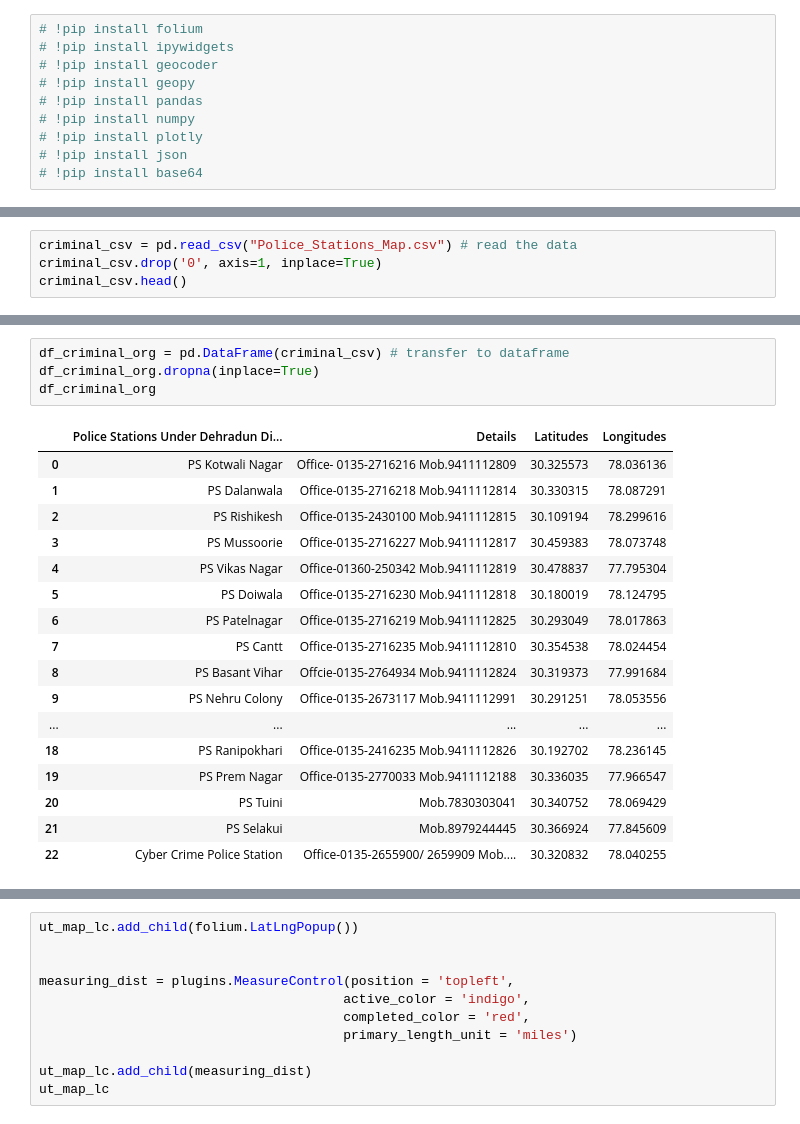
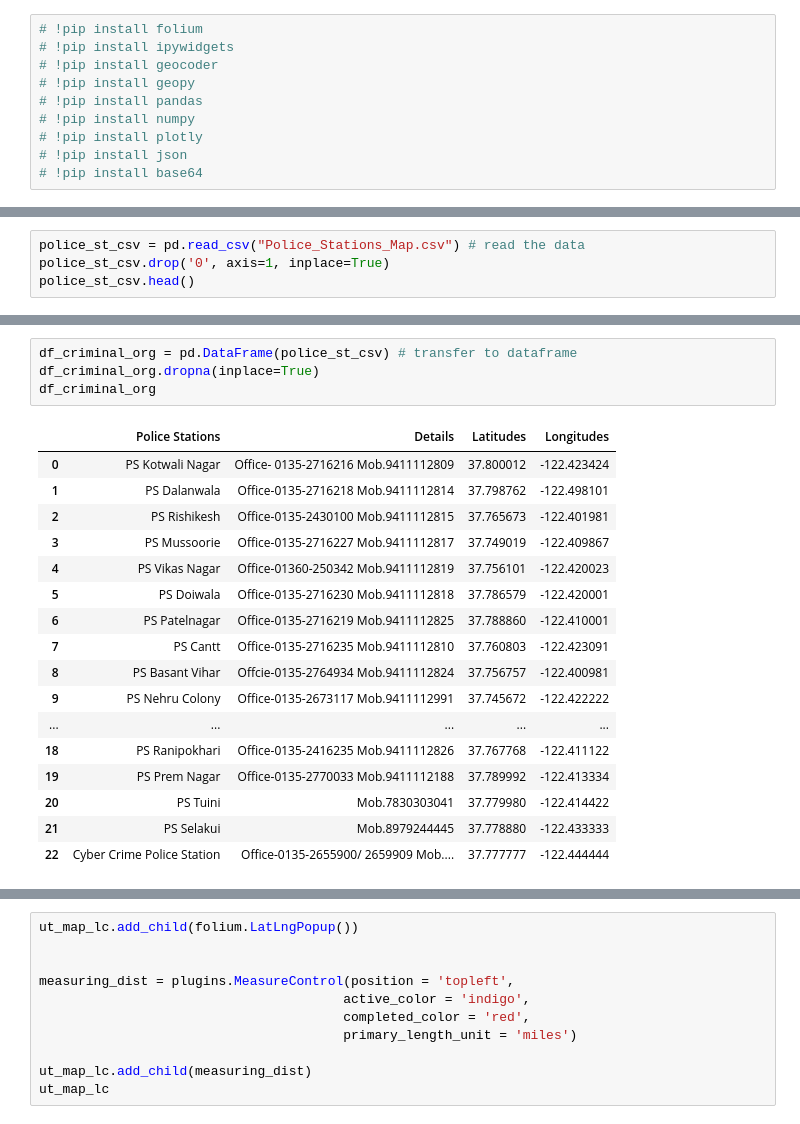
Before and after one commit to upes-open/Open-Crime-Analysis, a Jupyter notebook: visualization/Crime_Mapping_Hackathon_Police_Station.ipynb, the cells around one changed output, grey strips where cells are left out. Cells and saved outputs as stored; diff of their text form.

Commit message:
Updated ipynb file and police station data added (#20)
* Add files via upload

* Delete Crime_Mapping_Hackathon_Police_Station.ipynb

* Add files via upload

```diff
--- a/visualization/Crime_Mapping_Hackathon_Police_Station.ipynb
+++ b/visualization/Crime_Mapping_Hackathon_Police_Station.ipynb
@@ -56,7 +57,7 @@ ut_map_lc
 # %% [output]
 [interactive output not drawn]
 # %%
-criminal_csv = pd.read_csv("Police_Stations_Map.csv") # read the data
-criminal_csv.drop('0', axis=1, inplace=True)
-criminal_csv.head()
+police_st_csv = pd.read_csv("Police_Stations_Map.csv") # read the data
+police_st_csv.drop('0', axis=1, inplace=True)
+police_st_csv.head()
 # %% [output]
@@ -69,22 +80,22 @@ criminal_csv.head()
 # %%
-df_criminal_org = pd.DataFrame(criminal_csv) # transfer to dataframe
+df_criminal_org = pd.DataFrame(police_st_csv) # transfer to dataframe
 df_criminal_org.dropna(inplace=True)
 df_criminal_org
 # %% [output]
-|  | Police Stations Under Dehradun Di... | Details | Latitudes | Longitudes |
-| 0 | PS Kotwali Nagar | Office- 0135-2716216 Mob.9411112809 | 30.325573 | 78.036136 |
-| 1 | PS Dalanwala | Office-0135-2716218 Mob.9411112814 | 30.330315 | 78.087291 |
-| 2 | PS Rishikesh | Office-0135-2430100 Mob.9411112815 | 30.109194 | 78.299616 |
-| 3 | PS Mussoorie | Office-0135-2716227 Mob.9411112817 | 30.459383 | 78.073748 |
-| 4 | PS Vikas Nagar | Office-01360-250342 Mob.9411112819 | 30.478837 | 77.795304 |
-| 5 | PS Doiwala | Office-0135-2716230 Mob.9411112818 | 30.180019 | 78.124795 |
-| 6 | PS Patelnagar | Office-0135-2716219 Mob.9411112825 | 30.293049 | 78.017863 |
-| 7 | PS Cantt | Office-0135-2716235 Mob.9411112810 | 30.354538 | 78.024454 |
-| 8 | PS Basant Vihar | Offcie-0135-2764934 Mob.9411112824 | 30.319373 | 77.991684 |
-| 9 | PS Nehru Colony | Office-0135-2673117 Mob.9411112991 | 30.291251 | 78.053556 |
+|  | Police Stations | Details | Latitudes | Longitudes |
+| 0 | PS Kotwali Nagar | Office- 0135-2716216 Mob.9411112809 | 37.800012 | -122.423424 |
+| 1 | PS Dalanwala | Office-0135-2716218 Mob.9411112814 | 37.798762 | -122.498101 |
+| 2 | PS Rishikesh | Office-0135-2430100 Mob.9411112815 | 37.765673 | -122.401981 |
+| 3 | PS Mussoorie | Office-0135-2716227 Mob.9411112817 | 37.749019 | -122.409867 |
+| 4 | PS Vikas Nagar | Office-01360-250342 Mob.9411112819 | 37.756101 | -122.420023 |
+| 5 | PS Doiwala | Office-0135-2716230 Mob.9411112818 | 37.786579 | -122.420001 |
+| 6 | PS Patelnagar | Office-0135-2716219 Mob.9411112825 | 37.788860 | -122.410001 |
+| 7 | PS Cantt | Office-0135-2716235 Mob.9411112810 | 37.760803 | -122.423091 |
+| 8 | PS Basant Vihar | Offcie-0135-2764934 Mob.9411112824 | 37.756757 | -122.400981 |
+| 9 | PS Nehru Colony | Office-0135-2673117 Mob.9411112991 | 37.745672 | -122.422222 |
 | ... | ... | ... | ... | ... |
-| 18 | PS Ranipokhari | Office-0135-2416235 Mob.9411112826 | 30.192702 | 78.236145 |
-| 19 | PS Prem Nagar | Office-0135-2770033 Mob.9411112188 | 30.336035 | 77.966547 |
-| 20 | PS Tuini | Mob.7830303041 | 30.340752 | 78.069429 |
-| 21 | PS Selakui | Mob.8979244445 | 30.366924 | 77.845609 |
-| 22 | Cyber Crime Police Station | Office-0135-2655900/ 2659909 Mob.... | 30.320832 | 78.040255 |
+| 18 | PS Ranipokhari | Office-0135-2416235 Mob.9411112826 | 37.767768 | -122.411122 |
+| 19 | PS Prem Nagar | Office-0135-2770033 Mob.9411112188 | 37.789992 | -122.413334 |
+| 20 | PS Tuini | Mob.7830303041 | 37.779980 | -122.414422 |
+| 21 | PS Selakui | Mob.8979244445 | 37.778880 | -122.433333 |
+| 22 | Cyber Crime Police Station | Office-0135-2655900/ 2659909 Mob.... | 37.777777 | -122.444444 |
```
Also changed, not shown: parts of 10 cells of this notebook, 1 other file.
